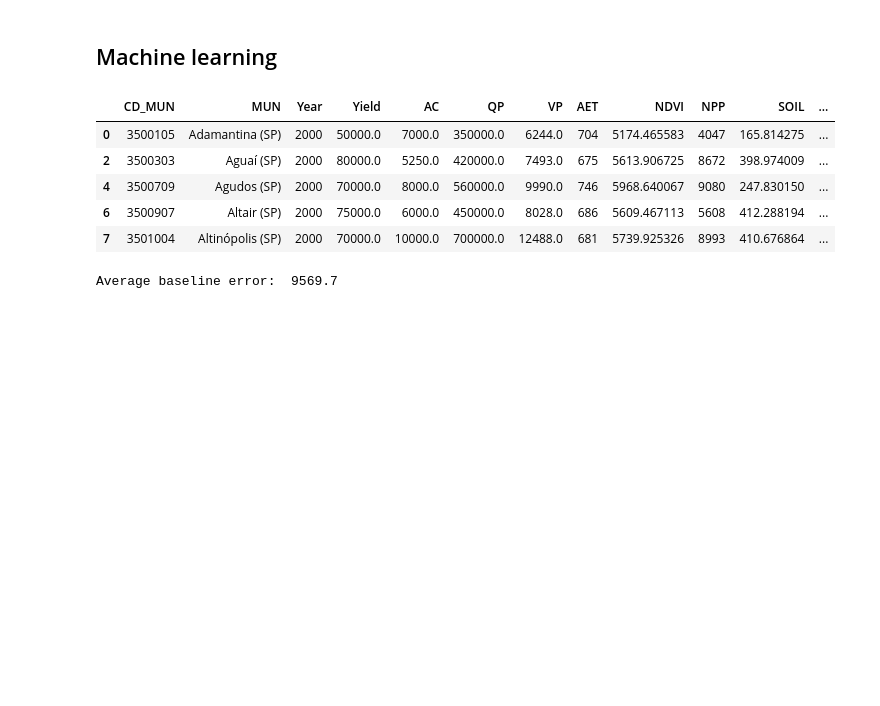
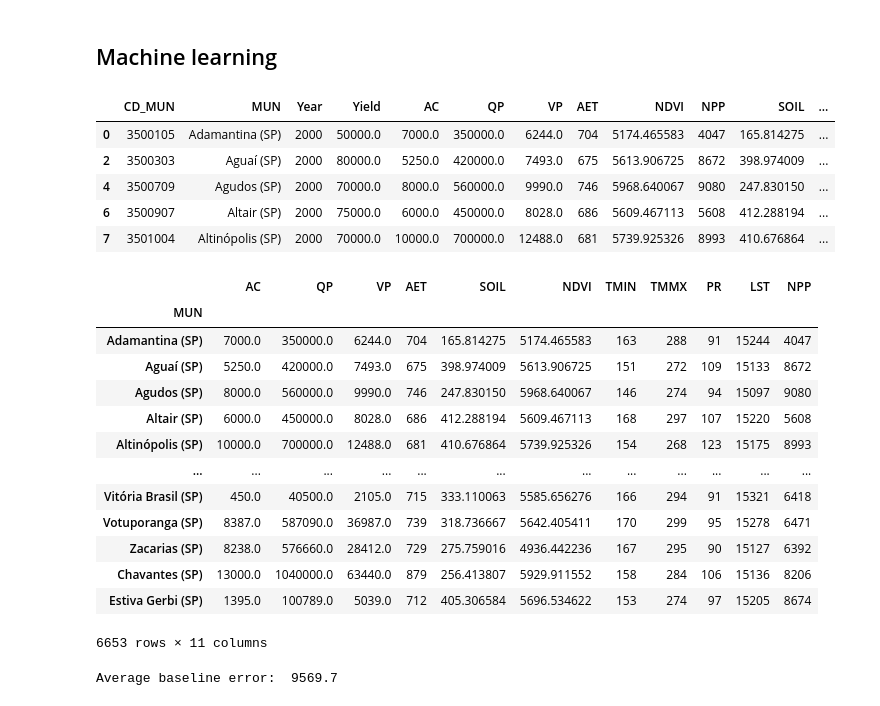
Before and after one commit to neli12/time-series-productivity-sp, a Jupyter notebook: Modelagem.ipynb, the cells around one changed output. Cells and saved outputs as stored; diff of their text form; code cells hidden in the pictures; blank space fills up the shorter version.

```diff
--- a/Modelagem.ipynb
+++ b/Modelagem.ipynb
@@ -564,9 +592,27 @@ data_sugarcane.head()
 | 7 | 3501004 | Altinópolis (SP) | 2000 | 70000.0 | 10000.0 | 700000.0 | 12488.0 | 681 | 5739.925326 | 8993 | 410.676864 | ... |
 # %%
 # Split the dataset into X and Y -- Convert to z-score
-x = data_sugarcane[['AC','QP','VP' ,'AET', 'SOIL', 'NDVI','TMIN', 'TMMX', 'PR', 'LST', 'NPP']]
+x = data_sugarcane[['MUN', 'AC','QP','VP' ,'AET', 'SOIL', 'NDVI','TMIN', 'TMMX', 'PR', 'LST', 'NPP']]
+x = x.set_index('MUN')
 #x_zscore = x.apply(stats.zscore)
 y = data_sugarcane['Yield']
+# %%
+x
+# %% [output]
+|  | AC | QP | VP | AET | SOIL | NDVI | TMIN | TMMX | PR | LST | NPP |
+| MUN |  |  |  |  |  |  |  |  |  |  |  |
+| Adamantina (SP) | 7000.0 | 350000.0 | 6244.0 | 704 | 165.814275 | 5174.465583 | 163 | 288 | 91 | 15244 | 4047 |
+| Aguaí (SP) | 5250.0 | 420000.0 | 7493.0 | 675 | 398.974009 | 5613.906725 | 151 | 272 | 109 | 15133 | 8672 |
+| Agudos (SP) | 8000.0 | 560000.0 | 9990.0 | 746 | 247.830150 | 5968.640067 | 146 | 274 | 94 | 15097 | 9080 |
+| Altair (SP) | 6000.0 | 450000.0 | 8028.0 | 686 | 412.288194 | 5609.467113 | 168 | 297 | 107 | 15220 | 5608 |
+| Altinópolis (SP) | 10000.0 | 700000.0 | 12488.0 | 681 | 410.676864 | 5739.925326 | 154 | 268 | 123 | 15175 | 8993 |
+| ... | ... | ... | ... | ... | ... | ... | ... | ... | ... | ... | ... |
+| Vitória Brasil (SP) | 450.0 | 40500.0 | 2105.0 | 715 | 333.110063 | 5585.656276 | 166 | 294 | 91 | 15321 | 6418 |
+| Votuporanga (SP) | 8387.0 | 587090.0 | 36987.0 | 739 | 318.736667 | 5642.405411 | 170 | 299 | 95 | 15278 | 6471 |
+| Zacarias (SP) | 8238.0 | 576660.0 | 28412.0 | 729 | 275.759016 | 4936.442236 | 167 | 295 | 90 | 15127 | 6392 |
+| Chavantes (SP) | 13000.0 | 1040000.0 | 63440.0 | 879 | 256.413807 | 5929.911552 | 158 | 284 | 106 | 15136 | 8206 |
+| Estiva Gerbi (SP) | 1395.0 | 100789.0 | 5039.0 | 712 | 405.306584 | 5696.534622 | 153 | 274 | 97 | 15205 | 8674 |
+6653 rows × 11 columns
 # %%
 # Split dataset into training and validation
 x_train, x_test, y_train, y_test = train_test_split(x, y, random_state = 672, test_size = 0.30)
```
Also changed, not shown: parts of 31 cells of this notebook.
